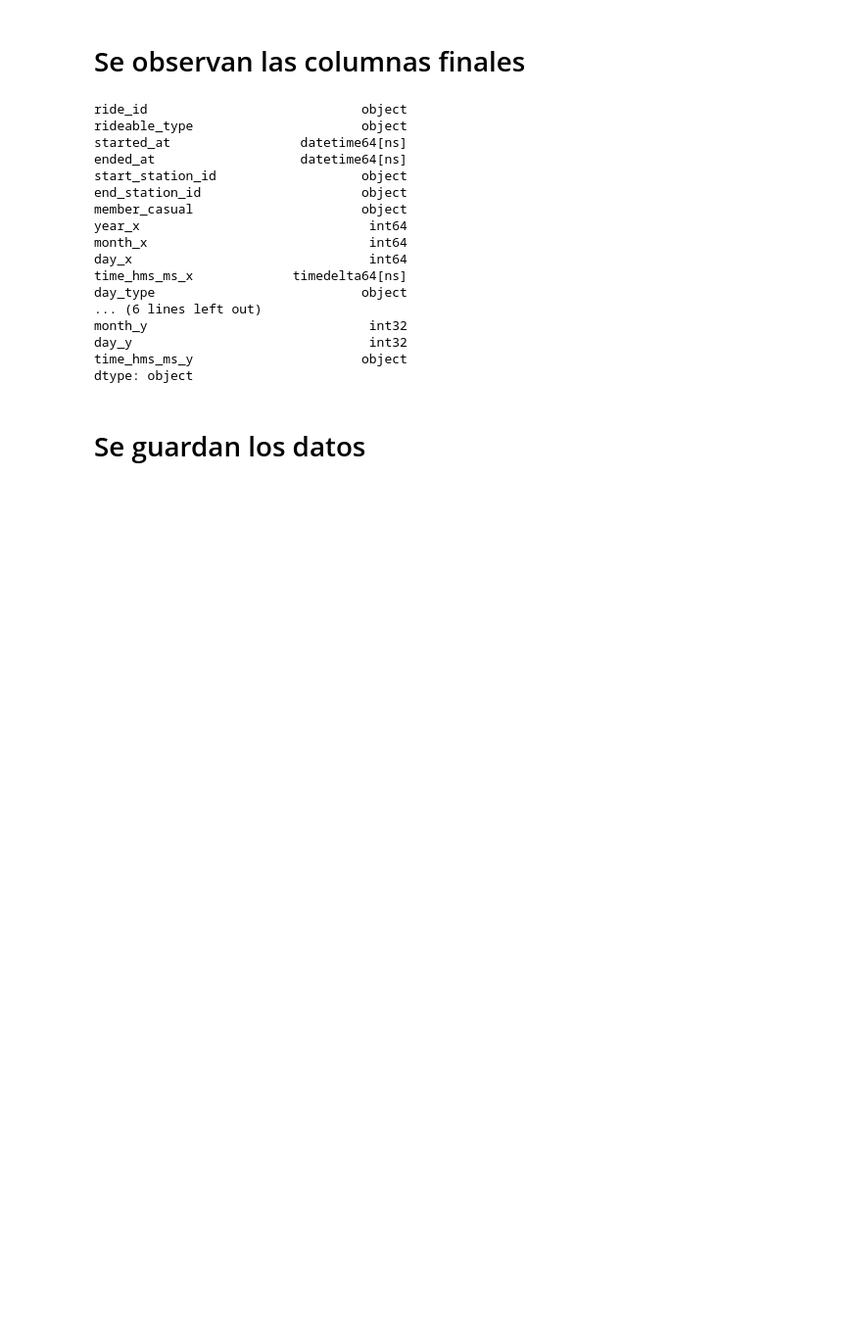
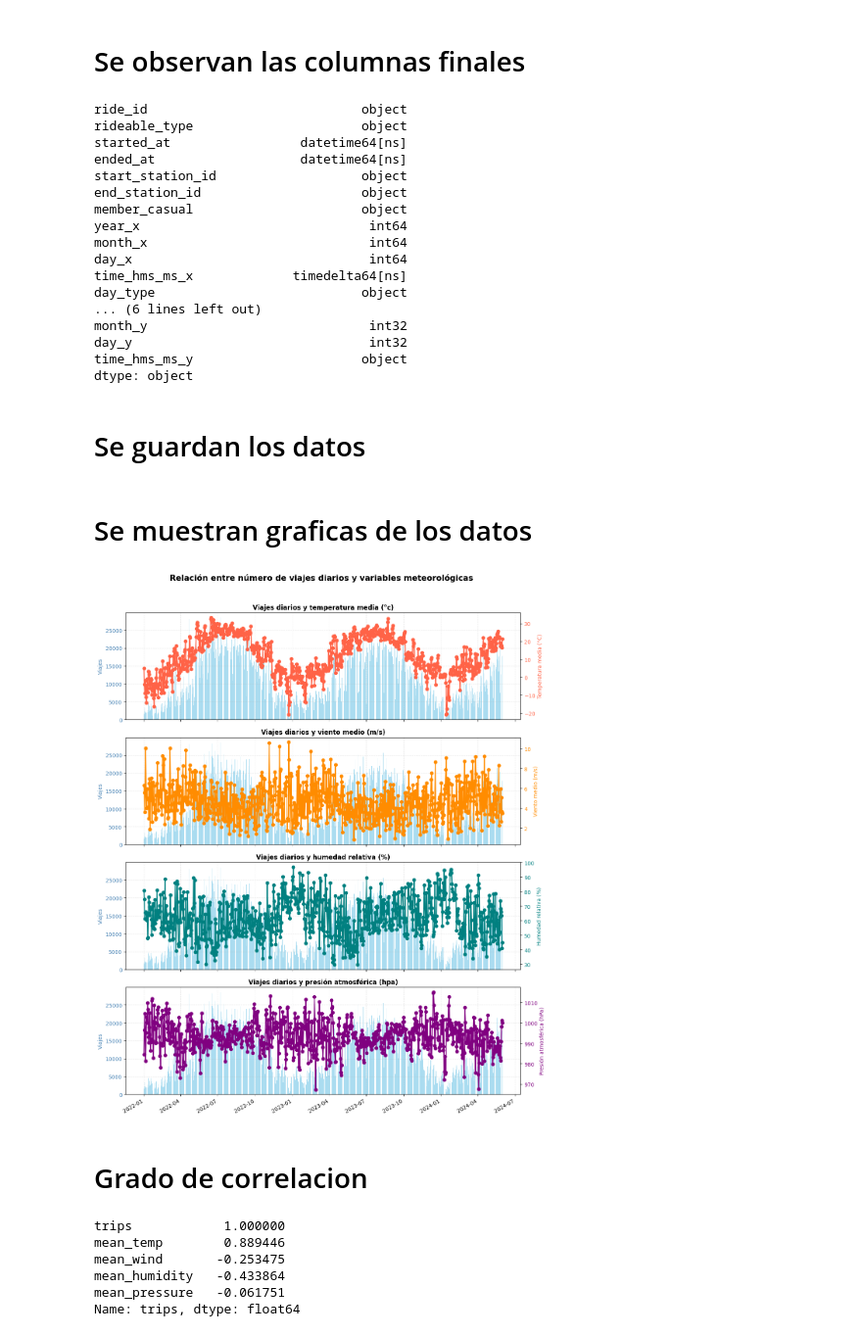
Before and after one commit to cavero00/bicycles_use_predictor, a Jupyter notebook: preprocesingScripts/join/join_data.ipynb, the cells around one changed output. Shown at 98% size. Saved outputs shown, nothing was run; the diff lists cells and outputs as text; code cells hidden in the pictures; blank space fills up the shorter version.

```diff
--- a/preprocesingScripts/join/join_data.ipynb
+++ b/preprocesingScripts/join/join_data.ipynb
@@ -146,3 +146,77 @@ dtype: object
 # Se guardan los datos
 # %%
 df_merged.to_pickle("../../data/join/df_data.pk1")
+# %% [markdown]
+# Se muestran graficas de los datos
+# %%
+with open("../../data/join/df_data.pk1", "rb") as f:
+    df = pickle.load(f)
+# %%
+import pandas as pd
+import matplotlib.pyplot as plt
+
+# Asegurar que la columna de fecha sea datetime
+df['started_at'] = pd.to_datetime(df['started_at'])
+
+# Agrupar por día y calcular medias
+df_daily = (
+    df.groupby(df['started_at'].dt.date)
+    .agg(
+        trips=('started_at', 'count'),
+        mean_temp=('temperature', 'mean'),
+        mean_wind=('wind_speed', 'mean'),
+        mean_humidity=('relative_humidity', 'mean'),
+        mean_pressure=('station_level_pressure', 'mean')
+    )
+    .reset_index()
+)
+
+# Configurar figura con 4 subgráficos
+fig, axes = plt.subplots(4, 1, figsize=(12, 14), sharex=True)
+
+# Lista de variables y etiquetas
+metrics = [
+    ('mean_temp', 'Temperatura media (°C)', 'tomato'),
+    ('mean_wind', 'Viento medio (m/s)', 'darkorange'),
+    ('mean_humidity', 'Humedad relativa (%)', 'teal'),
+    ('mean_pressure', 'Presión atmosférica (hPa)', 'purple')
+]
+
+# Dibujar cada gráfico
+for ax, (col, ylabel, color) in zip(axes, metrics):
+    # Eje izquierdo: número de viajes
+    ax.bar(df_daily['started_at'], df_daily['trips'], color='skyblue', alpha=0.7, label='Viajes por día')
+    ax.set_ylabel('Viajes', color='steelblue')
+    ax.tick_params(axis='y', labelcolor='steelblue')
+
+    # Eje derecho: variable meteorológica
+    ax2 = ax.twinx()
+    ax2.plot(df_daily['started_at'], df_daily[col], color=color, marker='o', linewidth=2, label=ylabel)
+    ax2.set_ylabel(ylabel, color=color)
+    ax2.tick_params(axis='y', labelcolor=color)
+
+    # Título de cada subgráfico
+    ax.set_title(f'Viajes diarios y {ylabel.lower()}', fontsize=12, weight='bold')
+    ax.grid(True, linestyle='--', alpha=0.3)
+
+# Formato general
+plt.suptitle('Relación entre número de viajes diarios y variables meteorológicas', fontsize=15, weight='bold', y=1.02)
+plt.xlabel('Fecha')
+fig.autofmt_xdate()
+plt.tight_layout()
+plt.show()
+# %% [output]
+[figure, added]
+# %% [markdown]
+# Grado de correlacion
+# %%
+correlations = df_daily[['trips', 'mean_temp', 'mean_wind', 'mean_humidity', 'mean_pressure']].corr()
+
+print(correlations['trips'])
+# %% [output]
+trips            1.000000
+mean_temp        0.889446
+mean_wind       -0.253475
+mean_humidity   -0.433864
+mean_pressure   -0.061751
+Name: trips, dtype: float64
```
Also changed, not shown: parts of 12 cells of this notebook, 3 other files.
